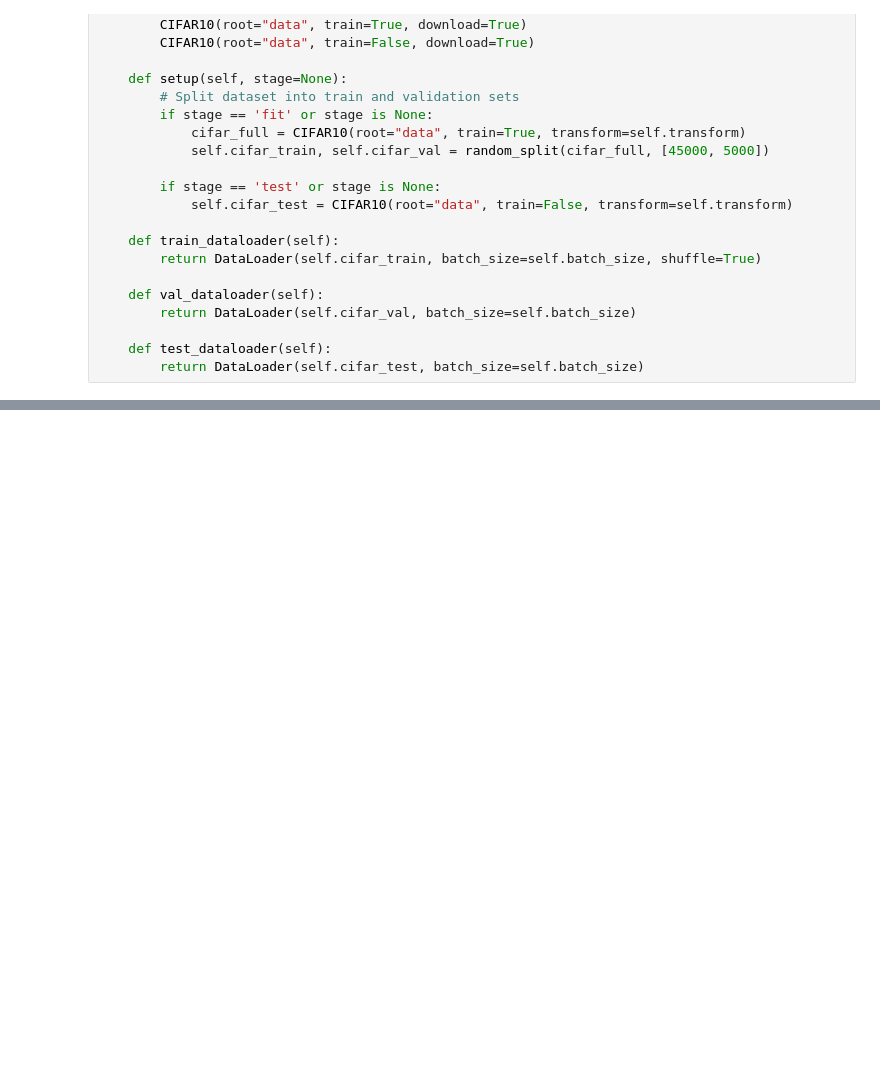
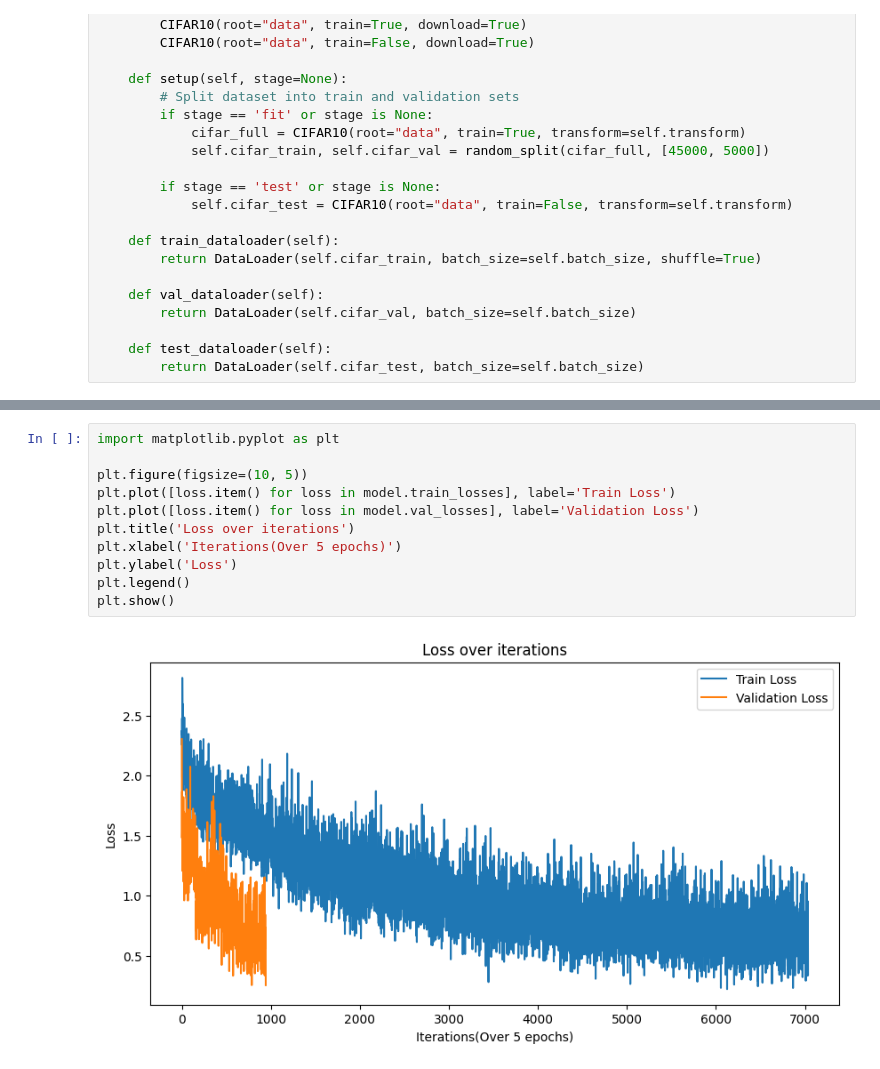
Before and after one commit to krishangupta33/Image-Classification-with-Convolutional-Neural-Networks, a Jupyter notebook: cnn.ipynb, the cells around one changed output, grey strips where cells are left out. Cells and saved outputs as stored; diff of their text form; blank space fills up the shorter version.

```diff
--- a/cnn.ipynb
+++ b/cnn.ipynb
@@ -149,0 +703,13 @@ Loaded model weights from the checkpoint at /Users/krishan/Documents/GitHub/Imag
+# %%
+import matplotlib.pyplot as plt
+
+plt.figure(figsize=(10, 5))
+plt.plot([loss.item() for loss in model.train_losses], label='Train Loss')
+plt.plot([loss.item() for loss in model.val_losses], label='Validation Loss')
+plt.title('Loss over iterations')
+plt.xlabel('Iterations(Over 5 epochs)')
+plt.ylabel('Loss')
+plt.legend()
+plt.show()
+# %% [output]
+[figure, added]
```
Also changed, not shown: parts of 23 cells of this notebook, 20 other files.
